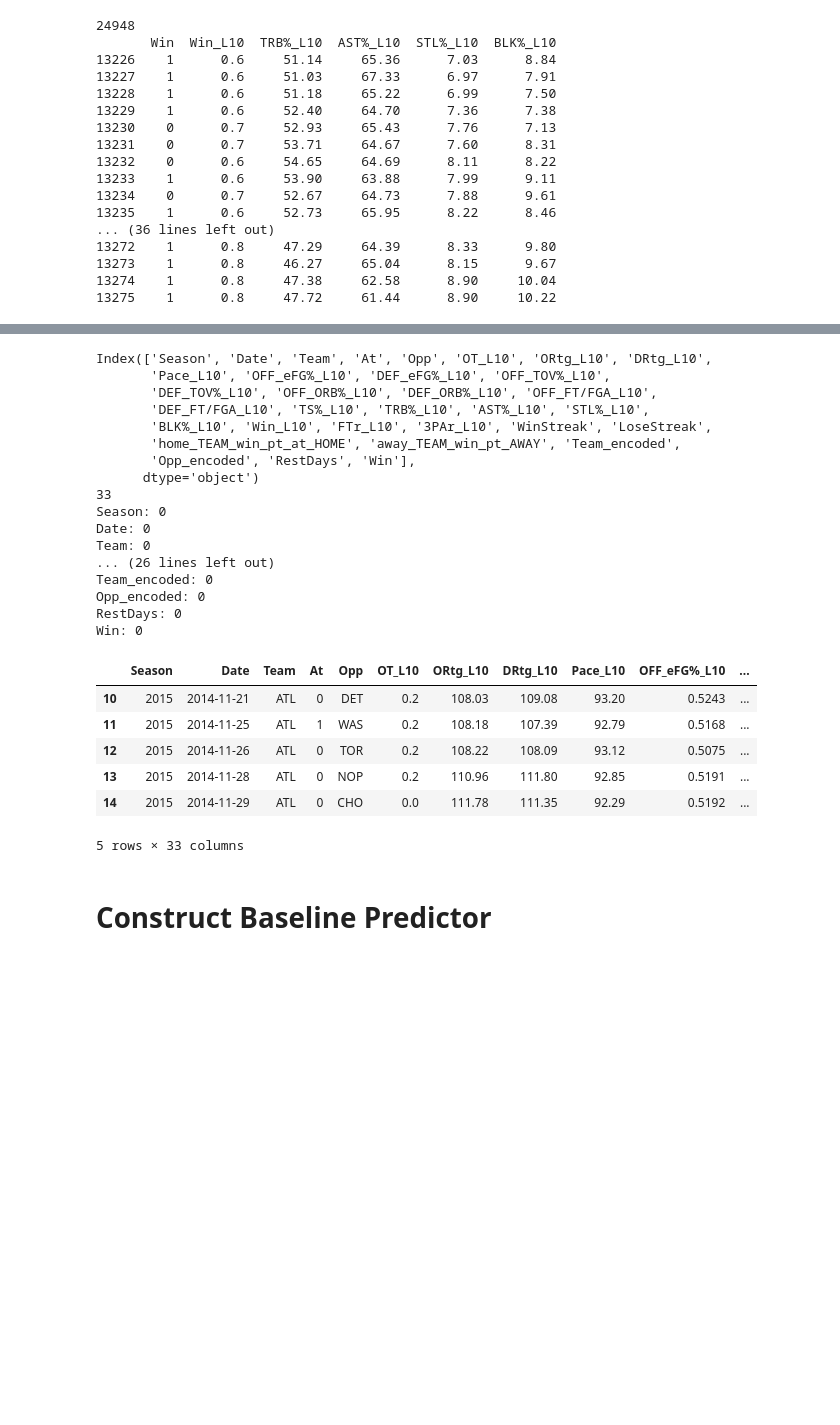
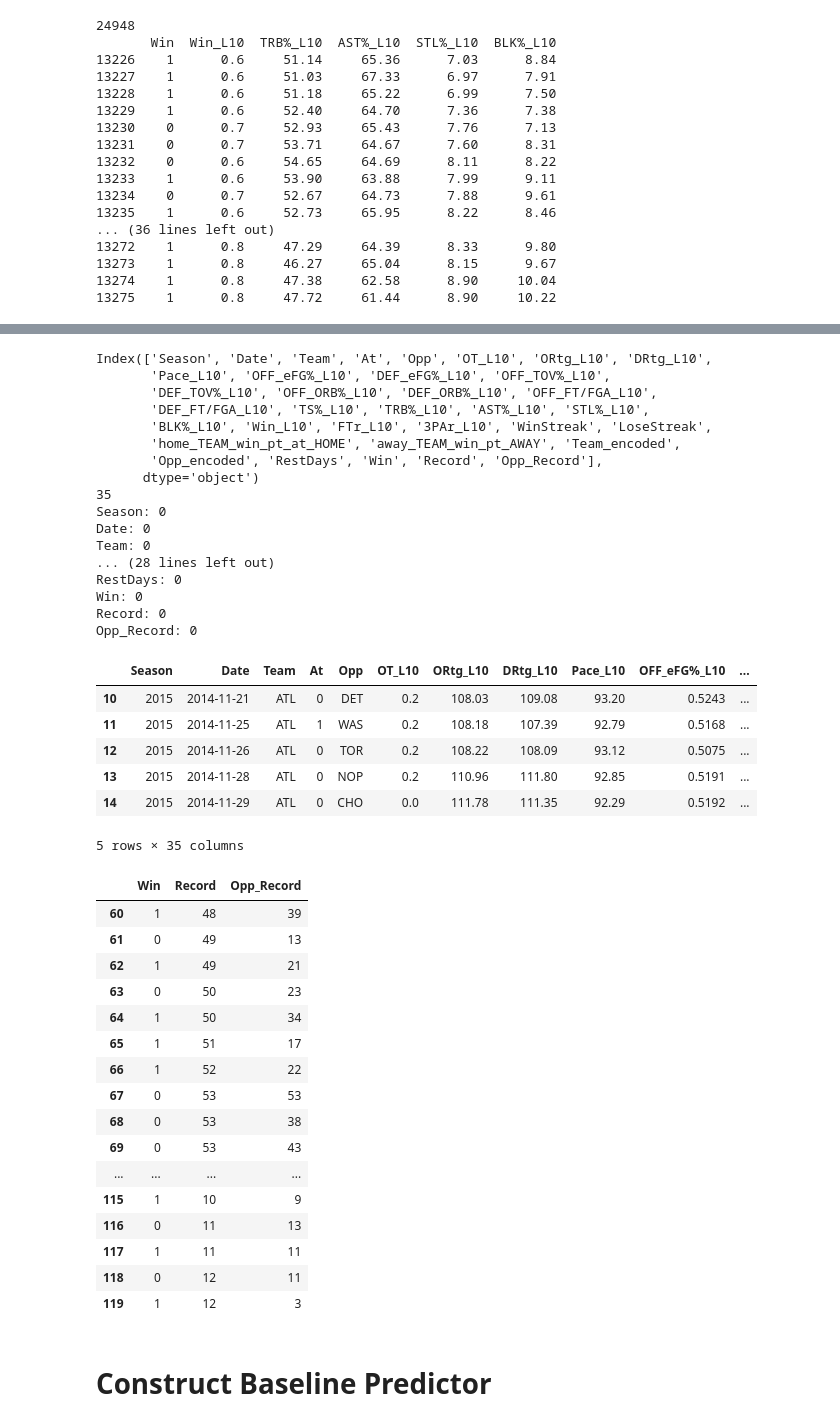
Before and after one commit to LuigiGonnella/NBA-Predictor, a Jupyter notebook: notebooks/01-exploration.ipynb, the cells around one changed output, grey strips where cells are left out. Saved outputs shown, nothing was run; the diff lists cells and outputs as text; code cells hidden in the pictures; blank space fills up the shorter version.

```diff
--- a/notebooks/01-exploration.ipynb
+++ b/notebooks/01-exploration.ipynb
@@ -491,7 +511,7 @@ new_columns = {col: f'{col}_L10' for col in features_to_roll if col not in ['Sea
 cols = list(new_columns.values())
 
 rolled_df_without_opponent_stats = rolled_df[['Season', 'Date', 'Team', 'At', 'Opp'] + cols + ['WinStreak', 'LoseStreak', 'home_TEAM_win_pt_at_HOME', 'away_TEAM_win_pt_AWAY',
-       'Team_encoded', 'Opp_encoded', 'RestDays', 'Win']]
+       'Team_encoded', 'Opp_encoded', 'RestDays', 'Win', 'Record', 'Opp_Record']]
 
 print(rolled_df_without_opponent_stats.columns)
 print(len(rolled_df_without_opponent_stats.columns))
@@ -507,24 +527,44 @@ Index(['Season', 'Date', 'Team', 'At', 'Opp', 'OT_L10', 'ORtg_L10', 'DRtg_L10',
        'DEF_FT/FGA_L10', 'TS%_L10', 'TRB%_L10', 'AST%_L10', 'STL%_L10',
        'BLK%_L10', 'Win_L10', 'FTr_L10', '3PAr_L10', 'WinStreak', 'LoseStreak',
        'home_TEAM_win_pt_at_HOME', 'away_TEAM_win_pt_AWAY', 'Team_encoded',
-       'Opp_encoded', 'RestDays', 'Win'],
+       'Opp_encoded', 'RestDays', 'Win', 'Record', 'Opp_Record'],
       dtype='object')
-33
+35
 Season: 0
 Date: 0
 Team: 0
-... (26 lines left out)
-Team_encoded: 0
-Opp_encoded: 0
+... (28 lines left out)
 RestDays: 0
 Win: 0
+Record: 0
+Opp_Record: 0
 |  | Season | Date | Team | At | Opp | OT_L10 | ORtg_L10 | DRtg_L10 | Pace_L10 | OFF_eFG%_L10 | ... |
 | 10 | 2015 | 2014-11-21 | ATL | 0 | DET | 0.2 | 108.03 | 109.08 | 93.20 | 0.5243 | ... |
 | 11 | 2015 | 2014-11-25 | ATL | 1 | WAS | 0.2 | 108.18 | 107.39 | 92.79 | 0.5168 | ... |
 | 12 | 2015 | 2014-11-26 | ATL | 0 | TOR | 0.2 | 108.22 | 108.09 | 93.12 | 0.5075 | ... |
 | 13 | 2015 | 2014-11-28 | ATL | 0 | NOP | 0.2 | 110.96 | 111.80 | 92.85 | 0.5191 | ... |
 | 14 | 2015 | 2014-11-29 | ATL | 0 | CHO | 0.0 | 111.78 | 111.35 | 92.29 | 0.5192 | ... |
-5 rows × 33 columns
+5 rows × 35 columns
+# %%
+rolled_df_without_opponent_stats[['Win','Record', 'Opp_Record']].iloc[50:100, :]
+# %% [output]
+|  | Win | Record | Opp_Record |
+| 60 | 1 | 48 | 39 |
+| 61 | 0 | 49 | 13 |
+| 62 | 1 | 49 | 21 |
+| 63 | 0 | 50 | 23 |
+| 64 | 1 | 50 | 34 |
+| 65 | 1 | 51 | 17 |
+| 66 | 1 | 52 | 22 |
+| 67 | 0 | 53 | 53 |
+| 68 | 0 | 53 | 38 |
+| 69 | 0 | 53 | 43 |
+| ... | ... | ... | ... |
+| 115 | 1 | 10 | 9 |
+| 116 | 0 | 11 | 13 |
+| 117 | 1 | 11 | 11 |
+| 118 | 0 | 12 | 11 |
+| 119 | 1 | 12 | 3 |
 # %% [markdown]
 # Construct Baseline Predictor
 # %% [markdown]
```
Also changed, not shown: parts of 24 cells of this notebook.
